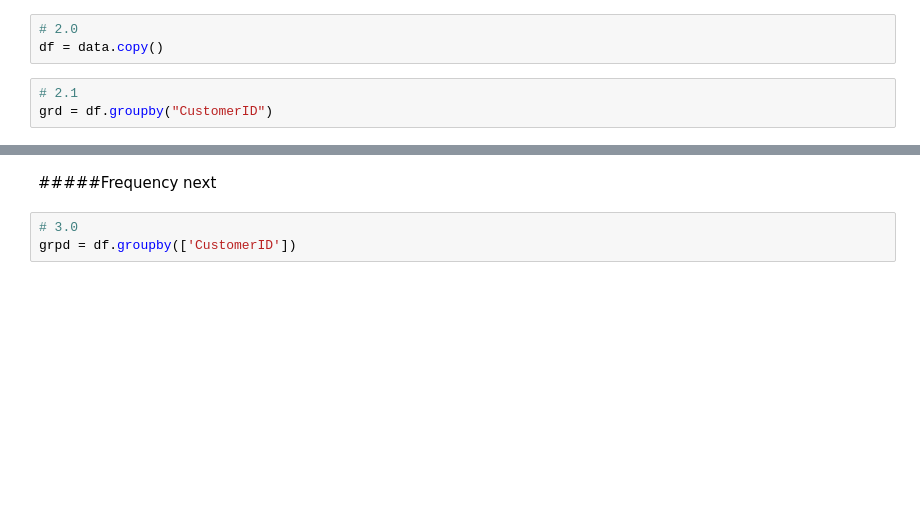
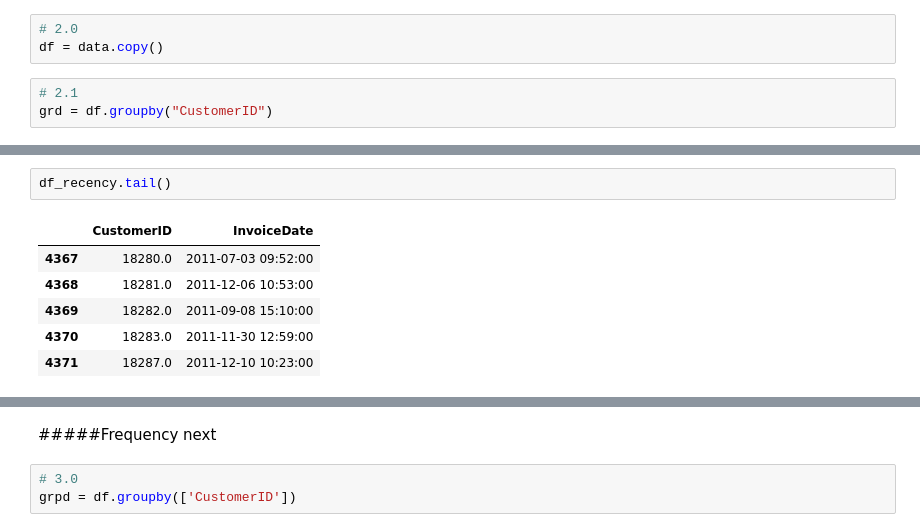
Before and after one commit to harnalashok/Clustering, a Jupyter notebook: online_retail_rfm.ipynb, the cells around one changed output, grey strips where cells are left out. Drawn from its saved outputs; the diff is of its cells as text; blank space fills up the shorter version.

```diff
--- a/online_retail_rfm.ipynb
+++ b/online_retail_rfm.ipynb
@@ -186,0 +369,9 @@ df_recency.shape   # (4372, 2)
+# %%
+df_recency.tail()
+# %% [output]
+|  | CustomerID | InvoiceDate |
+| 4367 | 18280.0 | 2011-07-03 09:52:00 |
+| 4368 | 18281.0 | 2011-12-06 10:53:00 |
+| 4369 | 18282.0 | 2011-09-08 15:10:00 |
+| 4370 | 18283.0 | 2011-11-30 12:59:00 |
+| 4371 | 18287.0 | 2011-12-10 10:23:00 |
```
Also changed, not shown: parts of 22 cells of this notebook.
